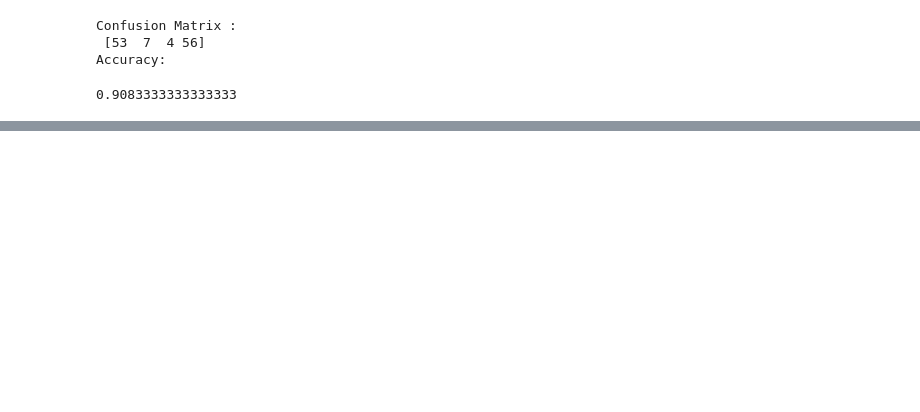
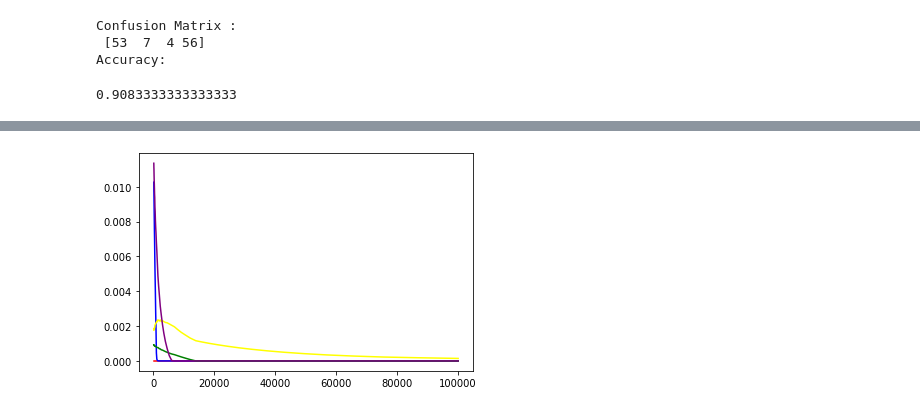
Before and after one commit to louisbemberg/machine-learning-workshop, a Jupyter notebook: 04_instagram_bots/bot_detection_louis.ipynb, the cells around one changed output, grey strips where cells are left out. Cells and saved outputs as stored; diff of their text form; code cells hidden in the pictures; blank space fills up the shorter version.

```diff
--- a/04_instagram_bots/bot_detection_louis.ipynb
+++ b/04_instagram_bots/bot_detection_louis.ipynb
@@ -149,0 +509,18 @@ dtype: float64
+# %%
+import matplotlib.pyplot as plt
+
+x = [1/c for c in c_ranges]
+y1 = profile_pic_coefs
+y2 = description_length_coefs
+y3 = followers_coefs
+y4 = posts_coefs
+y5 = following_coefs
+
+plt.plot(x, np.abs(y1), c='red')
+plt.plot(x, np.abs(y2), c='blue')
+plt.plot(x, np.abs(y3), c='yellow')
+plt.plot(x, np.abs(y4), c='green')
+plt.plot(x, np.abs(y5), c='purple')
+plt.show()
+# %% [output]
+[figure, added]
```
Also changed, not shown: parts of 63 cells of this notebook, 1 other file.
